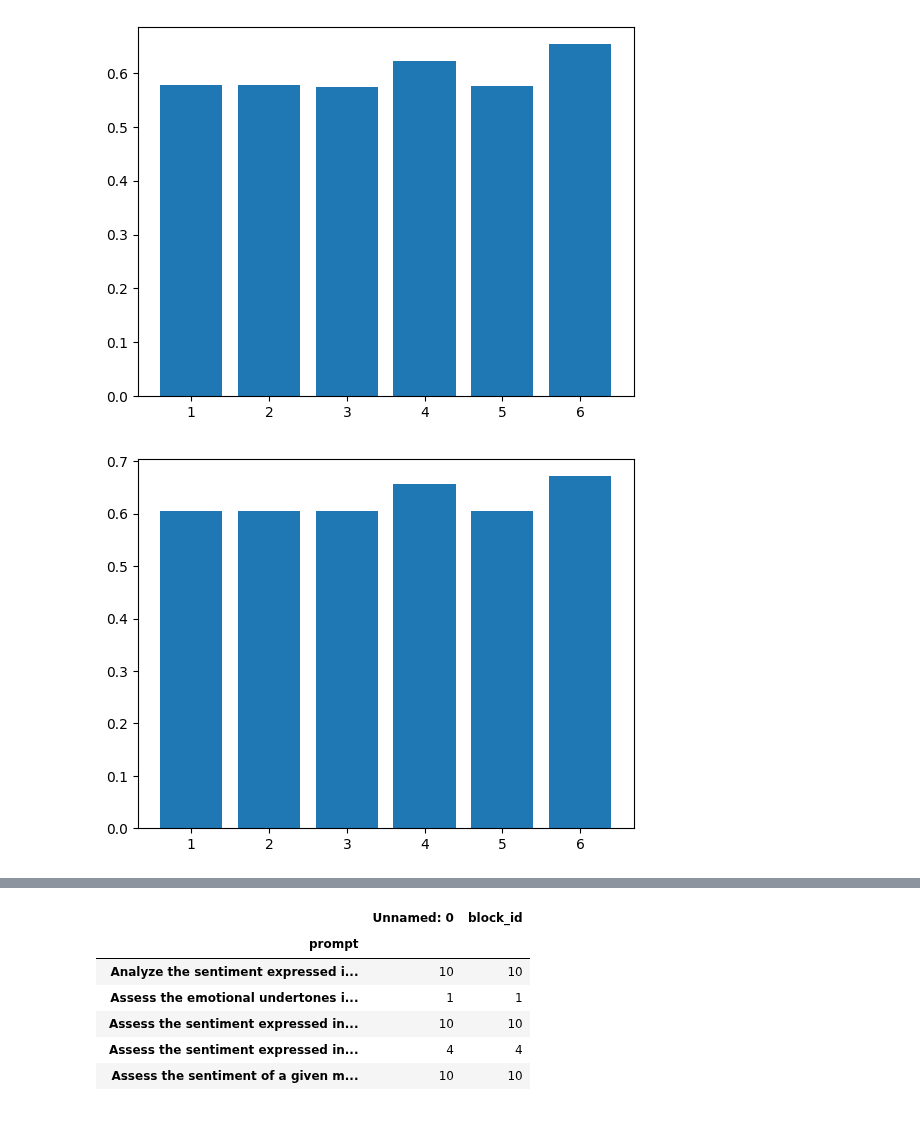
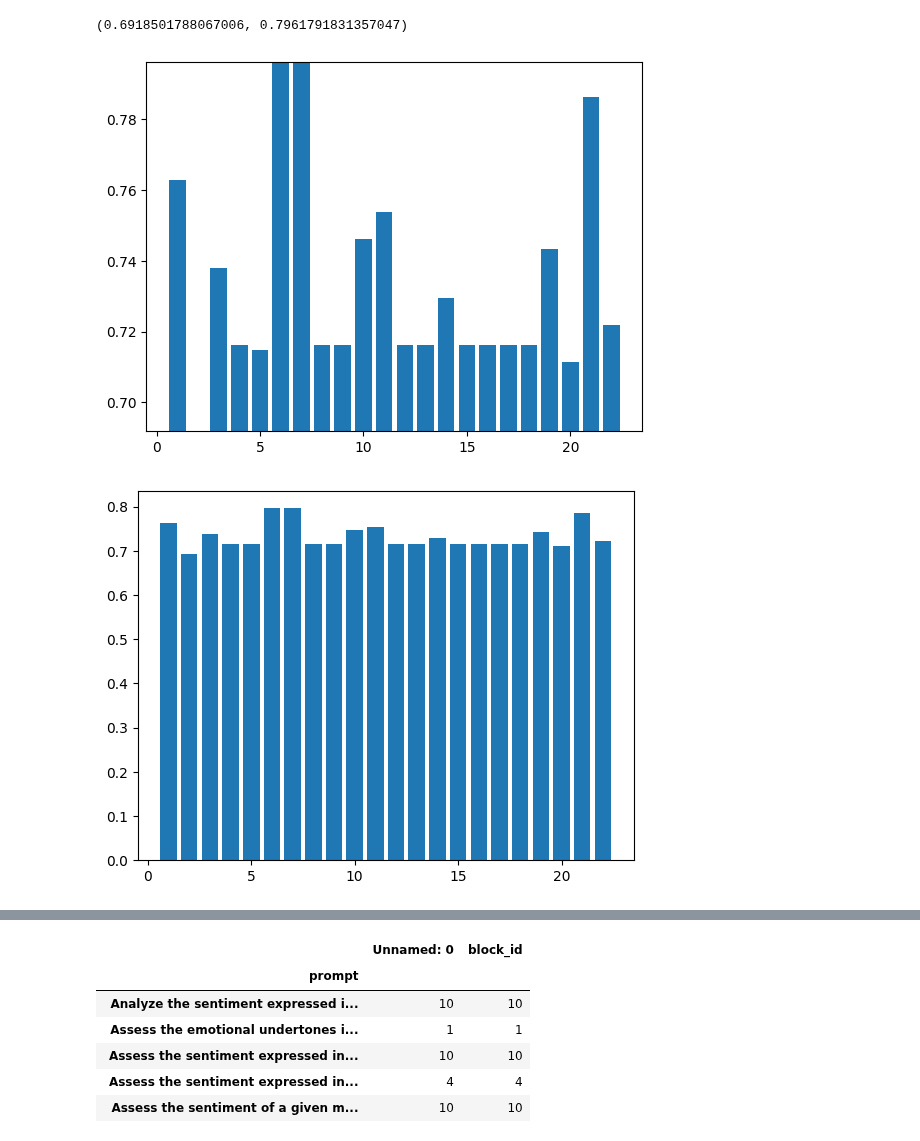
Before and after one commit to finitearth/capo, a Jupyter notebook: notebooks/results_analysis.ipynb, the cells around one changed output, grey strips where cells are left out. Drawn from its saved outputs; the diff is of its cells as text; code cells hidden in the pictures.

```diff
--- a/notebooks/results_analysis.ipynb
+++ b/notebooks/results_analysis.ipynb
@@ -1,5 +1,5 @@
 # %%
-path = r"C:\Users\schla\git\capo\results\sst-5\llama\CAPO\seed44\benchmark_experiment_sst-5_llama_CAPO_44\cbc743c08d16c22ec7791bac5008d8c2381cb9c1cee4856ddc2f2fef761ef521\step_results.csv"
+path = r"C:\Users\schla\git\capo\results\subj\mistral\CAPO\seed42\benchmark_experiment_subj_mistral_CAPO_42\eac414135d4beaa2a3c24f16de77a4ba73ef222b9c99448e70552d4574f76b21\step_results.csv"
 import matplotlib.pyplot as plt
 import pandas as pd
 import numpy as np
@@ -27,2 +22,0 @@ df
-# %%
-df["len"] = df["prompt"].str.len()
@@ -29,6 +37,15 @@ df["len"] = df["prompt"].str.len()
 # %%
 # group df by step and get the mean of the values (ignore stings)
 df_grouped = df.groupby("step", as_index=False).mean(numeric_only=True)
+df_grouped["cum_input_tokens"] = df_grouped["input_tokens_downstream_llm"].cumsum()
+
+# join the maximum score for each step
+df_grouped = df_grouped.join(
+    df.groupby("step", as_index=False).max()[["step", "score"]].set_index("step"),
+    on="step",
+    rsuffix="_max",
+)
+
 df_grouped
 # %% [output]
 |  | step | input_tokens_meta_llm | output_tokens_meta_llm | input_tokens_downstream_llm | output_tokens_downstream_llm | ... |
@@ -50,15 +72,17 @@ df.sample(1)
 # %%
-# plot token count vs step
-
-plt.bar(df_grouped["step"], df_grouped["score"]);
+# plot token count vs step and adapt y-axis to min and max
+column = "score_max"
+plt.bar(df_grouped["step"], df_grouped[column])
+plt.ylim(df_grouped[column].min(), df_grouped[column].max())
 # %% [output]
+(0.6918501788067006, 0.7961791831357047)
-[figure, old version]
+[figure, new version]
 # %%
 # group df by step and get the mean of the values (ignore stings)
 df_grouped = df.groupby("step", as_index=False).max(numeric_only=True)
 plt.bar(df_grouped["step"], df_grouped["score"]);
 # %% [output]
-[figure, old version]
+[figure, new version]
 # %%
 df_grouped
 # %% [output]
```
Also changed, not shown: parts of 8 cells of this notebook, 6 other files.
